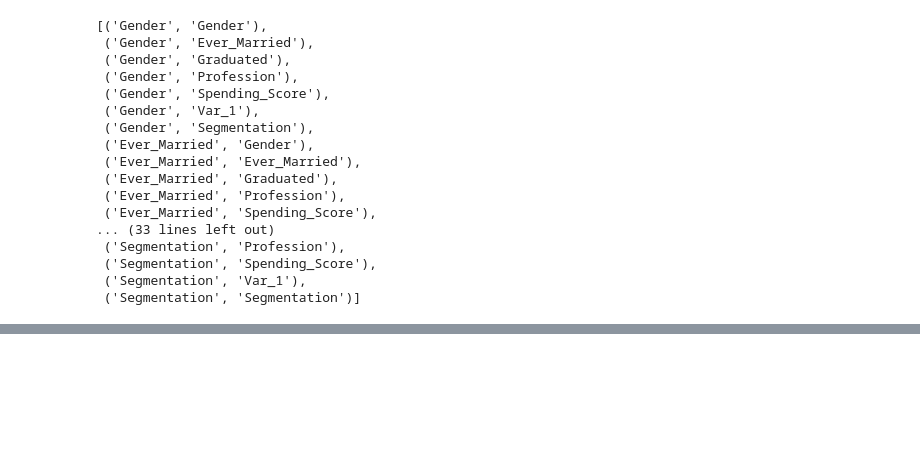
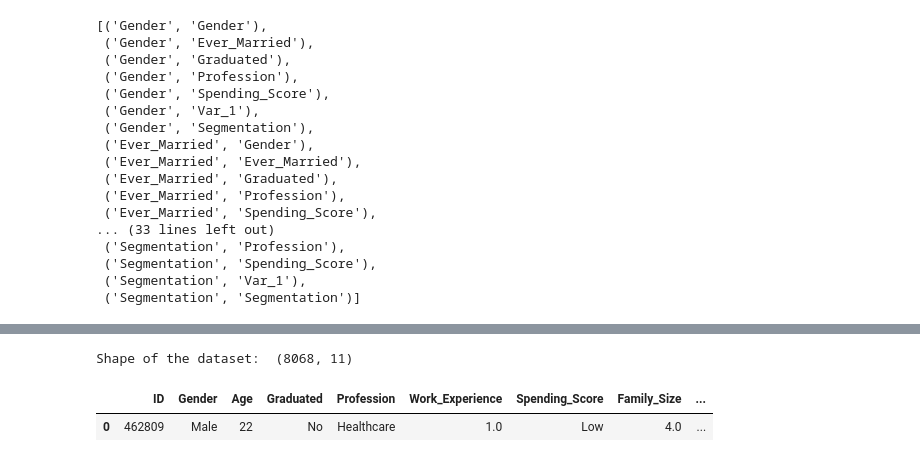
Before and after one commit to giannisbasa/Customer-Segmentation, a Jupyter notebook: 1. Coding/Customer_segmentation.ipynb, the cells around one changed output, grey strips where cells are left out. Saved outputs shown, nothing was run; the diff lists cells and outputs as text; code cells hidden in the pictures; blank space fills up the shorter version.

```diff
--- a/1. Coding/Customer_segmentation.ipynb
+++ b/1. Coding/Customer_segmentation.ipynb
@@ -626,0 +633,16 @@ chi_2_test_pvt = chi_2_test.pivot(index='Var1', columns='Var2', values='Coeff')
+# %%
+# Copy
+train1 = train.copy()
+# %%
+# Imputation of categorical variables
+train1['Ever_Married'].fillna(train1['Ever_Married'].value_counts().sort_values(ascending=False)[0], inplace=True)
+train1['Profession'].fillna(train1['Profession'].value_counts().sort_values(ascending=False)[0], inplace=True)
+train1['Graduated'].fillna(train1['Graduated'].value_counts().sort_values(ascending=False)[0], inplace=True)
+train1['Var_1'].fillna(train1['Var_1'].value_counts().sort_values(ascending=False)[0], inplace=True)
+
+# Impute numeric variables
+train1['Work_Experience'].fillna(train1['Work_Experience'].median(), inplace=True)
+train1['Family_Size'].fillna(train1['Family_Size'].median(), inplace=True)
+
+# Check for null values
+train1.isna().sum()
@@ -626,0 +670,6 @@ chi_2_test_pvt = chi_2_test.pivot(index='Var1', columns='Var2', values='Coeff')
+# %%
+# Replace outliers of the column with the highest band
+train1.loc[train1['Family_Size'] > 7, 'Family_Size'] = 7
+
+# Check
+train1.Family_Size.value_counts().sort_index()
@@ -626,0 +687,7 @@ chi_2_test_pvt = chi_2_test.pivot(index='Var1', columns='Var2', values='Coeff')
+# %%
+# Create another column that describe the current married status of the customers
+train1.loc[(train1['Ever_Married'] == 'Yes') & (train1['Family_Size'] > 1), 'Married'] = 'Yes'
+train1['Married'] = train1['Married'].fillna('No')
+
+print('Shape of the dataset: ', train1.shape)
+train1.head(1)
@@ -626,0 +709,9 @@ chi_2_test_pvt = chi_2_test.pivot(index='Var1', columns='Var2', values='Coeff')
+# %%
+# Keep specific columns
+train2 = train1[['ID', 'Gender', 'Age', 'Graduated', 'Profession','Work_Experience', 'Spending_Score', 'Family_Size', 'Var_1','Segmentation', 'Married']]
+print('Shape of the dataset: ', train2.shape)
+train2.head(1)
+# %% [output]
+Shape of the dataset:  (8068, 11)
+|  | ID | Gender | Age | Graduated | Profession | Work_Experience | Spending_Score | Family_Size | ... |
+| 0 | 462809 | Male | 22 | No | Healthcare | 1.0 | Low | 4.0 | ... |
```
Also changed, not shown: parts of 16 cells of this notebook.
